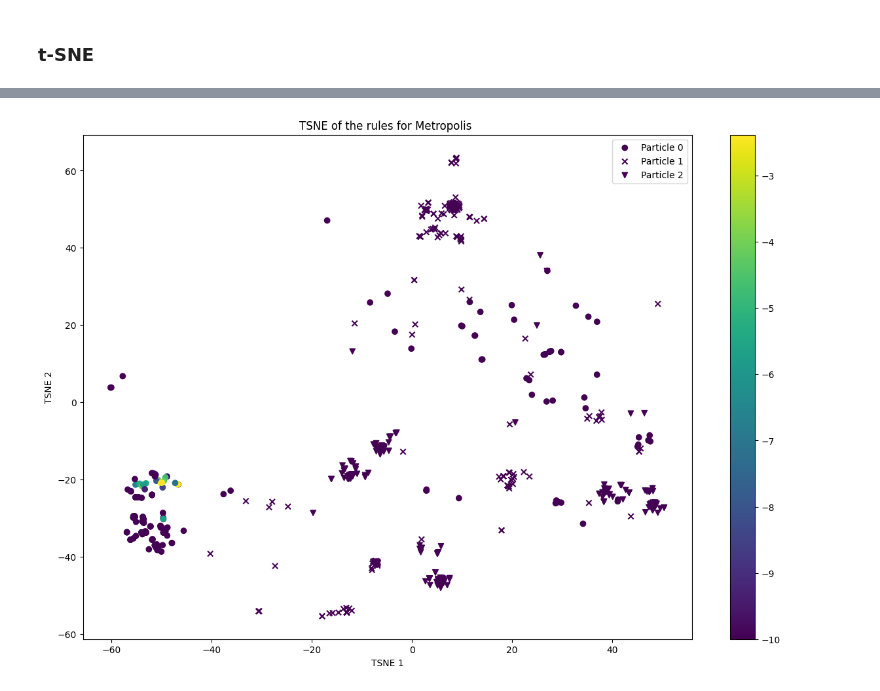
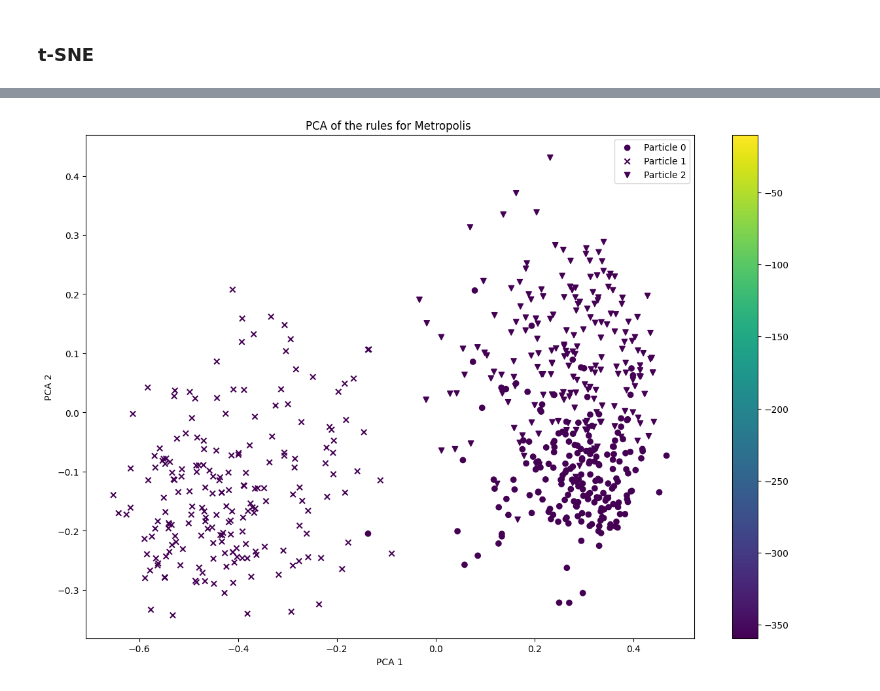
Before and after one commit to flowersteam/WorldLLM, a Jupyter notebook: compare_MH.ipynb, the cells around one changed output, grey strips where cells are left out. Cells and saved outputs as stored; diff of their text form; code cells hidden in the pictures.

```diff
--- a/compare_MH.ipynb
+++ b/compare_MH.ipynb
@@ -9,6 +9,6 @@ from sklearn.manifold import TSNE
 import os
 # %%
 mh_name = "Metropolis "
-mh_o_name = "Metropolis NH"
+mh_o_name = "Metropolis 2"
 # %%
 #Load the data
@@ -264,0 +347,10 @@ plt.show()
+# %%
+# Plot the embeddings for Mh
+plt.figure(figsize=(15,10))
+for i in range(len(all_rules_mh)):
+    plt.scatter(proj_embeddings[i*all_rules_mh.shape[1] :(i+1)*all_rules_mh.shape[1],0], proj_embeddings[i*all_rules_mh.shape[1] :(i+1)*all_rules_mh.shape[1],1], label="particle "+ str(i))
+plt.legend()
+plt.xlabel("PCA 1")
+plt.ylabel("PCA 2")
+plt.title("PCA of the rules for " + mh_name)
+plt.show()
@@ -264,0 +359,10 @@ plt.show()
+# %%
+# Plot the embeddings for Mh O
+plt.figure(figsize=(15,10))
+for i in range(len(all_rules_mh_o)):
+    plt.scatter(proj_embeddings[len(all_rules_mh.flatten())+ i*all_rules_mh_o.shape[1] :len(all_rules_mh.flatten())+ (i+1)*all_rules_mh_o.shape[1],0], proj_embeddings[len(all_rules_mh.flatten())+ i*all_rules_mh_o.shape[1] :len(all_rules_mh.flatten())+ (i+1)*all_rules_mh_o.shape[1],1], label="particle "+ str(i))
+plt.legend()
+plt.xlabel("PCA 1")
+plt.ylabel("PCA 2")
+plt.title("PCA of the rules for " + mh_o_name)
+plt.show()
@@ -264,0 +371,17 @@ plt.show()
+# %%
+# Plot embeddings with likelihoods high enough
+# Plot the embeddings
+all_likelihoods = np.concatenate([all_likelihoods_mh.flatten(), all_likelihoods_mh_o.flatten()])
+mask_likelihood = all_likelihoods > -5
+mask_is = np.arange(len(all_likelihoods)) >= len(all_rules_mh.flatten())
+plt.figure(figsize=(15,10))
+plt.scatter(proj_embeddings[mask_likelihood&mask_is,0], proj_embeddings[mask_likelihood&mask_is,1], label=mh_o_name)
+#Plot MH particles
+for i in range(len(all_rules_mh)):
+    mask_mh = (np.arange(len(all_likelihoods)) < (i+1)*all_rules_mh.shape[1]) & (np.arange(len(all_likelihoods)) >= i*all_rules_mh.shape[1])
+    plt.scatter(proj_embeddings[mask_likelihood&mask_mh,0], proj_embeddings[mask_likelihood&mask_mh,1], label=f"{mh_name} particle "+str(i))
+plt.legend()
+plt.xlabel("PCA 1")
+plt.ylabel("PCA 2")
+plt.title("PCA of the rules depending on the generation")
+plt.show()
@@ -265,22 +390,22 @@ plt.show()
 # %%
 from matplotlib.colors import Normalize
 
 # Plot the embeddings
 symbols = ["o", "x", "v"]
 min_likelihood, max_likelihood = np.min(all_likelihoods_mh), np.max(all_likelihoods_mh)
 norm = Normalize(vmin=-10, vmax=max_likelihood)
 plt.figure(figsize=(15,10))
 for i in range(3):
     index = np.arange(i*all_rules_mh.shape[1],(i+1)*all_rules_mh.shape[1])
     plt.scatter(proj_embeddings[index,0], proj_embeddings[index,1], label= f"Particle {i}", marker=symbols[i], c=all_likelihoods_mh[i], cmap="viridis", norm=norm)
 plt.legend()
 plt.colorbar()
-plt.xlabel("TSNE 1")
-plt.ylabel("TSNE 2")
-plt.title(f"TSNE of the rules for {mh_name}")
+plt.xlabel("PCA 1")
+plt.ylabel("PCA 2")
+plt.title(f"PCA of the rules for {mh_name}")
 plt.show()
 # %% [output]
-[figure, old version]
+[figure, new version]
 # %%
 from matplotlib.colors import Normalize
 
```
Also changed, not shown: parts of 23 cells of this notebook, 3 other files.
